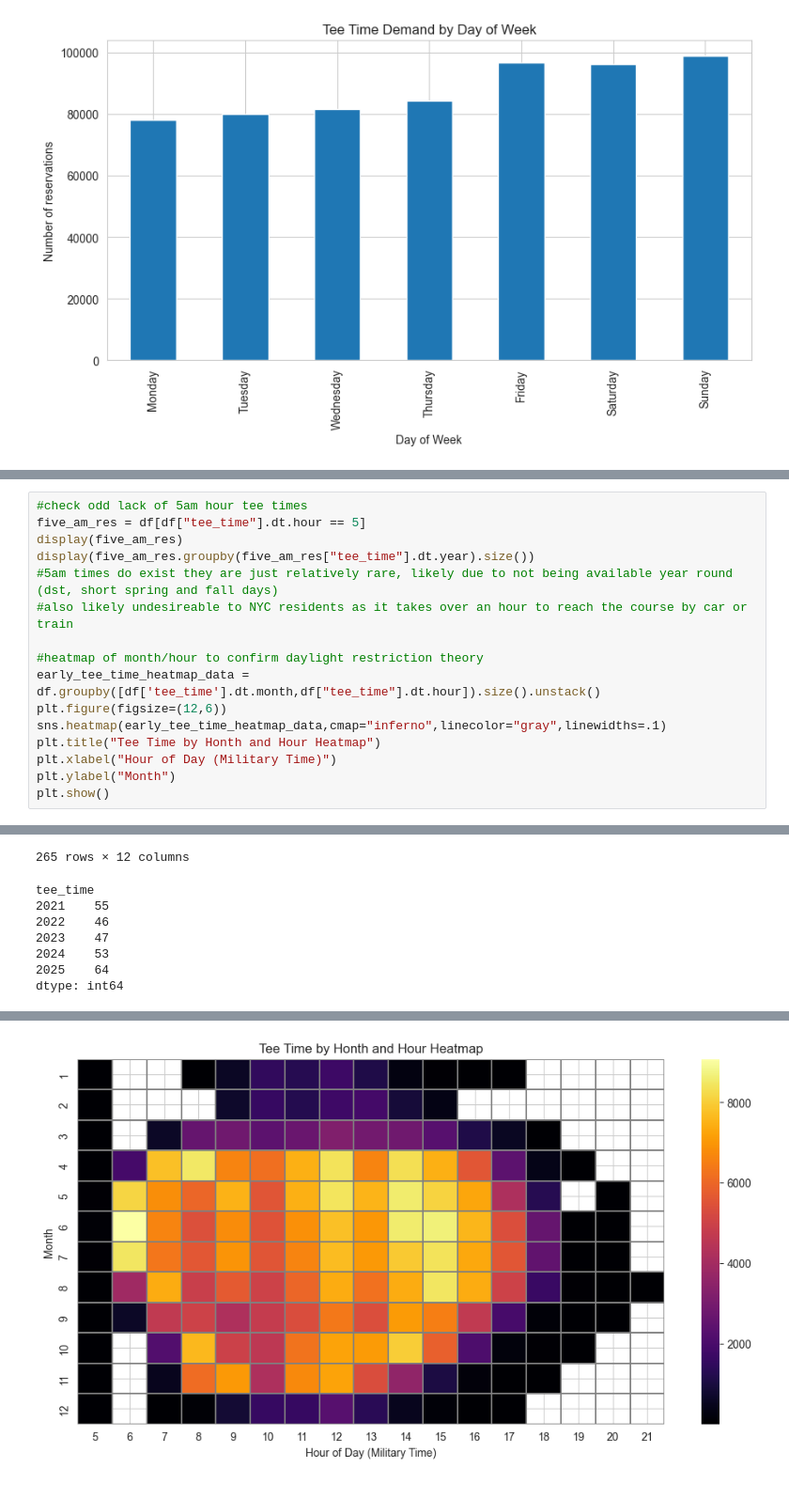
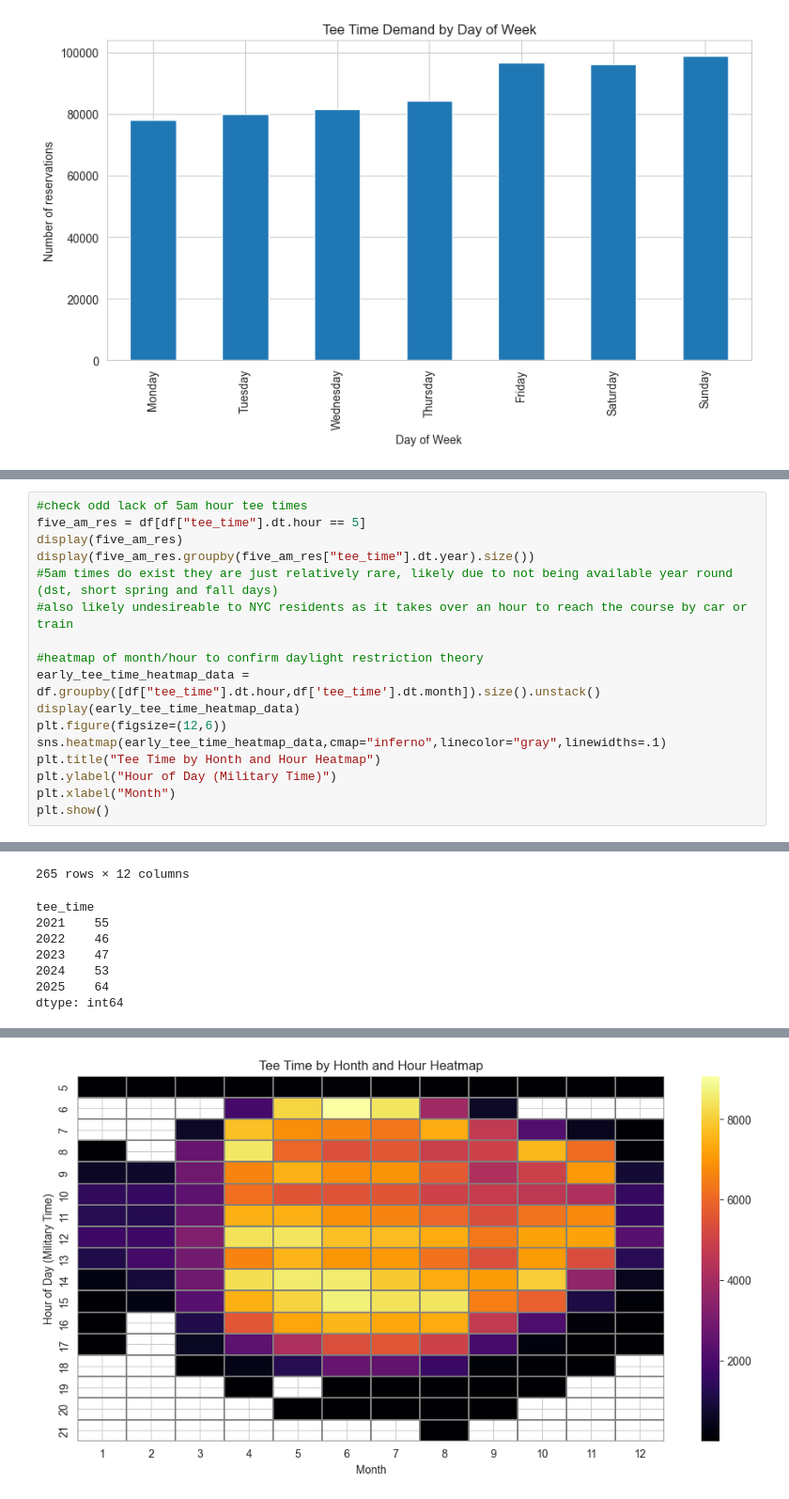
Before and after one commit to Dshaw630/bethpage-tee-time-analysis, a Jupyter notebook: notebooks/03_exploratory_analysis.ipynb, the cells around one changed output, grey strips where cells are left out. Shown at 94% size. Drawn from its saved outputs; the diff is of its cells as text.

```diff
--- a/notebooks/03_exploratory_analysis.ipynb
+++ b/notebooks/03_exploratory_analysis.ipynb
@@ -155,12 +155,13 @@ display(five_am_res.groupby(five_am_res["tee_time"].dt.year).size())
 #also likely undesireable to NYC residents as it takes over an hour to reach the course by car or train
 
 #heatmap of month/hour to confirm daylight restriction theory
-early_tee_time_heatmap_data = df.groupby([df['tee_time'].dt.month,df["tee_time"].dt.hour]).size().unstack()
+early_tee_time_heatmap_data = df.groupby([df["tee_time"].dt.hour,df['tee_time'].dt.month]).size().unstack()
+display(early_tee_time_heatmap_data)
 plt.figure(figsize=(12,6))
 sns.heatmap(early_tee_time_heatmap_data,cmap="inferno",linecolor="gray",linewidths=.1)
 plt.title("Tee Time by Honth and Hour Heatmap")
-plt.xlabel("Hour of Day (Military Time)")
-plt.ylabel("Month")
+plt.ylabel("Hour of Day (Military Time)")
+plt.xlabel("Month")
 plt.show()
 # %% [output]
 |  | tee_time | booking_time | status_text | date_cancelled | time_of_week | time_of_day | player_count_final | ... |
@@ -186 +206 @@ dtype: int64
-[figure, old version]
+[figure, new version]
```
Also changed, not shown: parts of 2 cells of this notebook, 1 other file.
